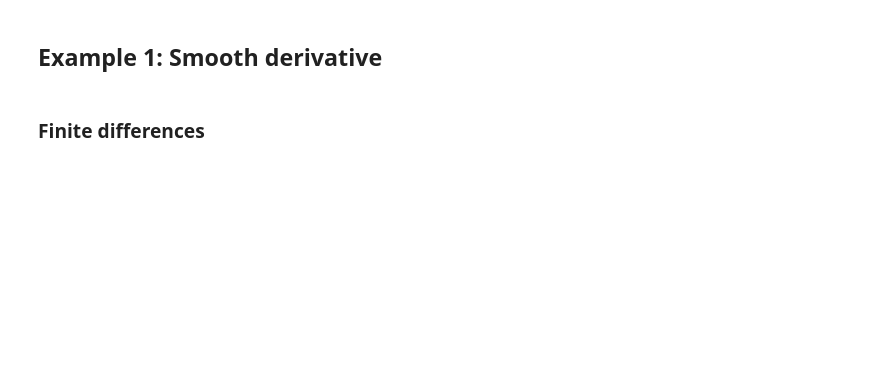
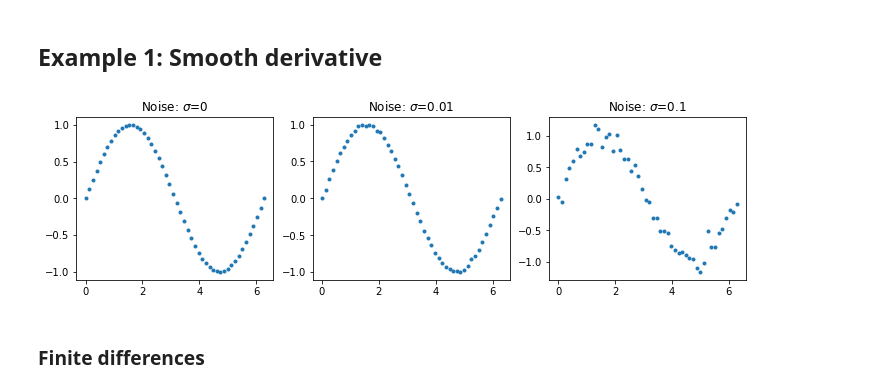
Before and after one commit to andgoldschmidt/derivative, a Jupyter notebook: docs/notebooks/Examples.ipynb, the cells around one changed output. Cells and saved outputs as stored; diff of their text form; code cells hidden in the pictures; blank space fills up the shorter version.

```diff
--- a/docs/notebooks/Examples.ipynb
+++ b/docs/notebooks/Examples.ipynb
@@ -25,18 +51,20 @@ def plot_example(diff_method, t, data_f, res_f, sigmas):
 # %% [markdown]
 ## Example 1: Smooth derivative
 # %%
-def noisy_sin(x, sigma):
+def noisy_sin(t, sigma):
     '''Sine with gaussian noise.'''
     np.random.seed(17)
-    return np.sin(x) + np.random.normal(loc=0, scale=sigma, size=x.shape)
+    return np.sin(t) + np.random.normal(loc=0, scale=sigma, size=t.shape)
 
 sigmas = [0, 0.01, 0.1]
 fig, ax = plt.subplots(1, len(sigmas), figsize=[len(sigmas)*4, 3])
 
-x = np.linspace(0, 2*np.pi, 50)
+t = np.linspace(0, 2*np.pi, 50)
 for axs, s in zip(ax, sigmas):
-    axs.scatter(x, noisy_sin(x, s))
+    axs.scatter(t, noisy_sin(t, s))
     axs.set_title("Noise: $\sigma$={}".format(s))
+# %% [output]
+[figure, added]
 # %% [markdown]
 ### Finite differences
 # %%
```
Also changed, not shown: parts of 17 cells of this notebook.
